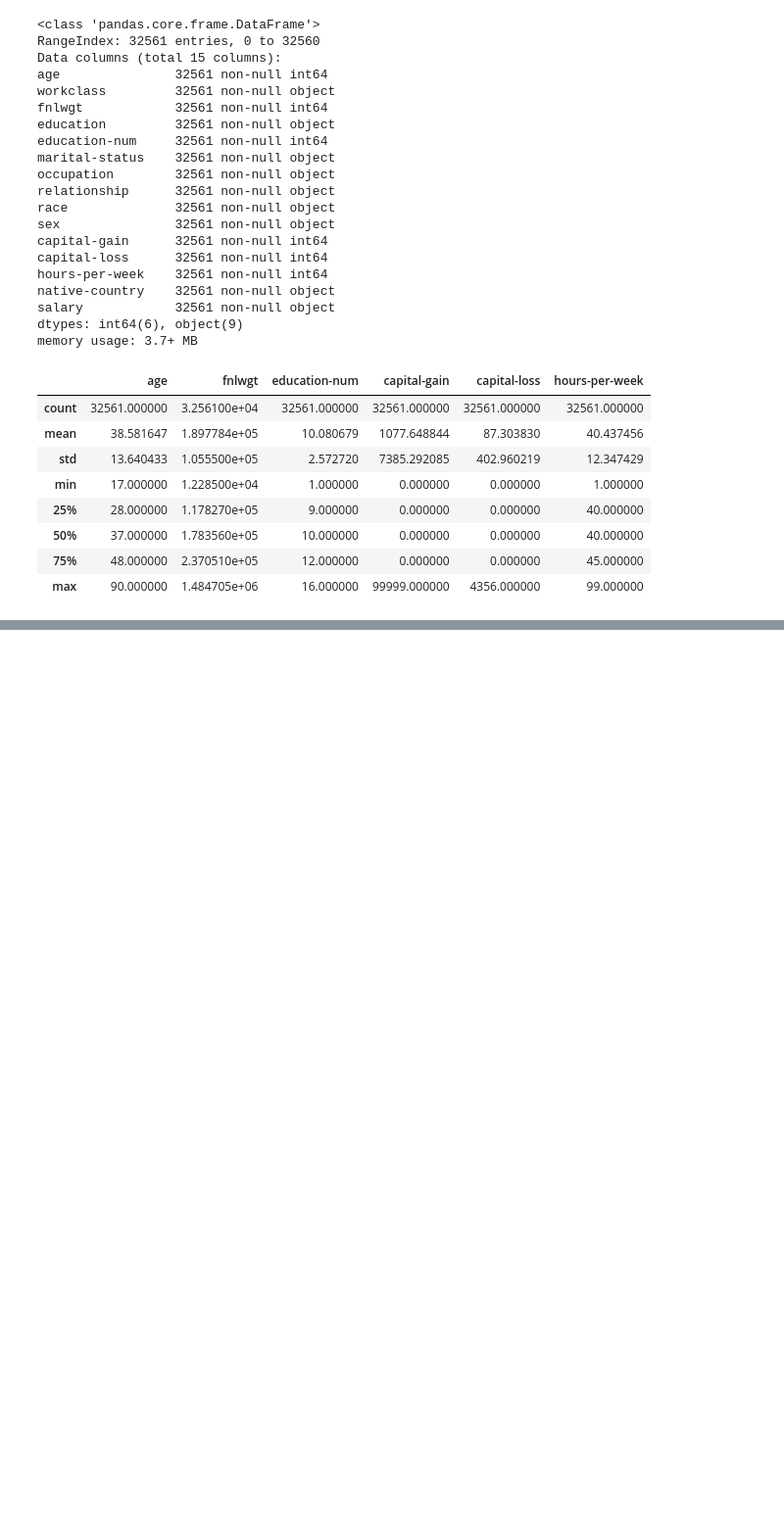
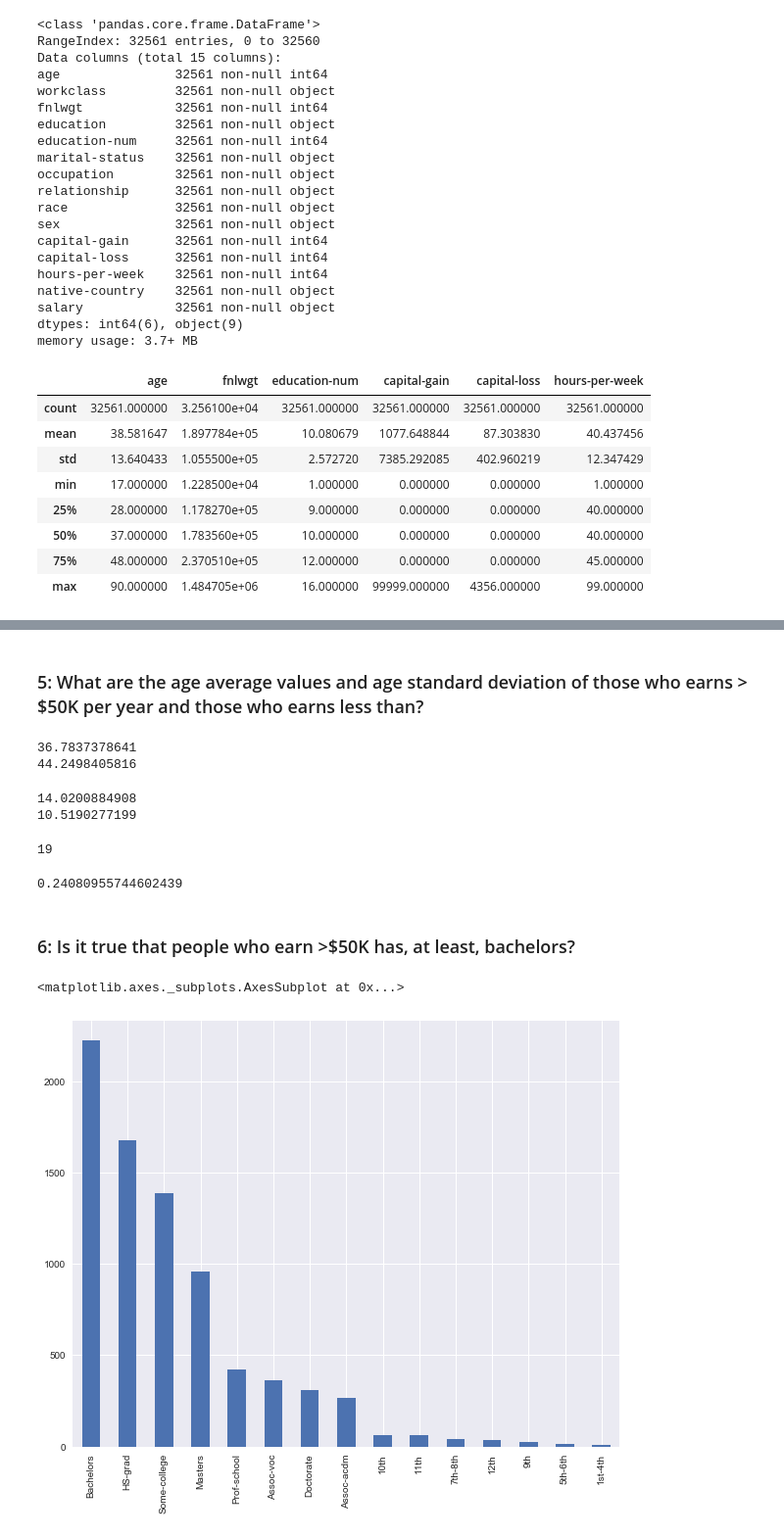
Before and after one commit to pvlbzn/datascience, a Jupyter notebook: adults_analisys.ipynb, the cells around one changed output, grey strips where cells are left out. Shown at 98% size. Drawn from its saved outputs; the diff is of its cells as text; code cells hidden in the pictures; blank space fills up the shorter version.

```diff
--- a/adults_analisys.ipynb
+++ b/adults_analisys.ipynb
@@ -141,0 +193,36 @@ data.describe()
+# %% [markdown]
+### 5: What are the age average values and age standard deviation of those who earns > $50K per year and those who earns less than?
+# %%
+earns_less = data[data['salary'] == '<=50K']
+earns_more = data[data['salary'] != '<=50K']
+# %%
+# Mean
+print(earns_less['age'].mean())
+print(earns_more['age'].mean())
+# %% [output]
+36.7837378641
+44.2498405816
+# %%
+# Standard deviation
+print(earns_less['age'].std())
+print(earns_more['age'].std())
+# %% [output]
+14.0200884908
+10.5190277199
+# %%
+# Youngest well-earner
+earns_more['age'].min()
+# %% [output]
+19
+# %%
+# What percent of people earn more
+1 - data['salary'].value_counts(normalize=True)['<=50K']
+# %% [output]
+0.24080955744602439
+# %% [markdown]
+### 6: Is it true that people who earn >$50K has, at least, bachelors?
+# %%
+earns_more['education'].value_counts().plot('bar')
+# %% [output]
+<matplotlib.axes._subplots.AxesSubplot at 0x...>
+[figure, added]
```
Also changed, not shown: parts of 16 cells of this notebook.
